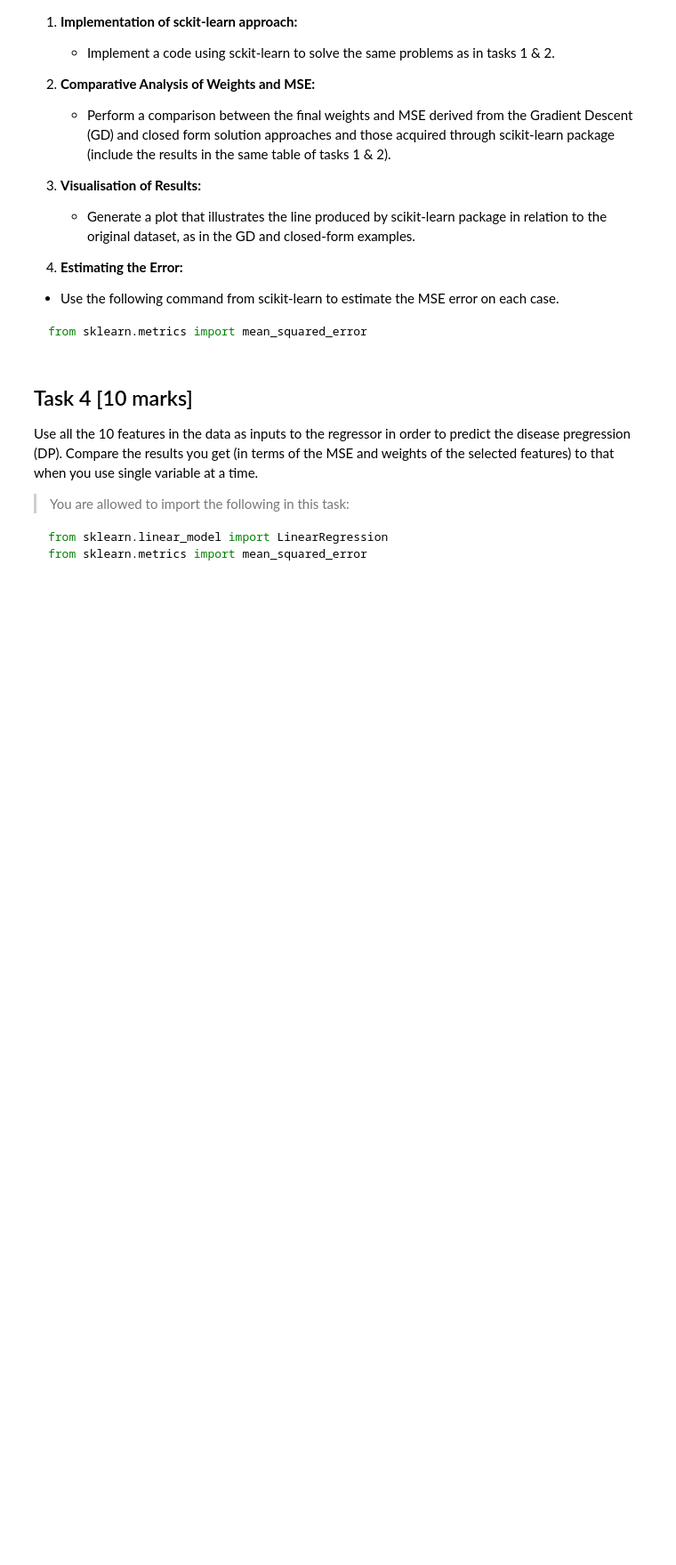
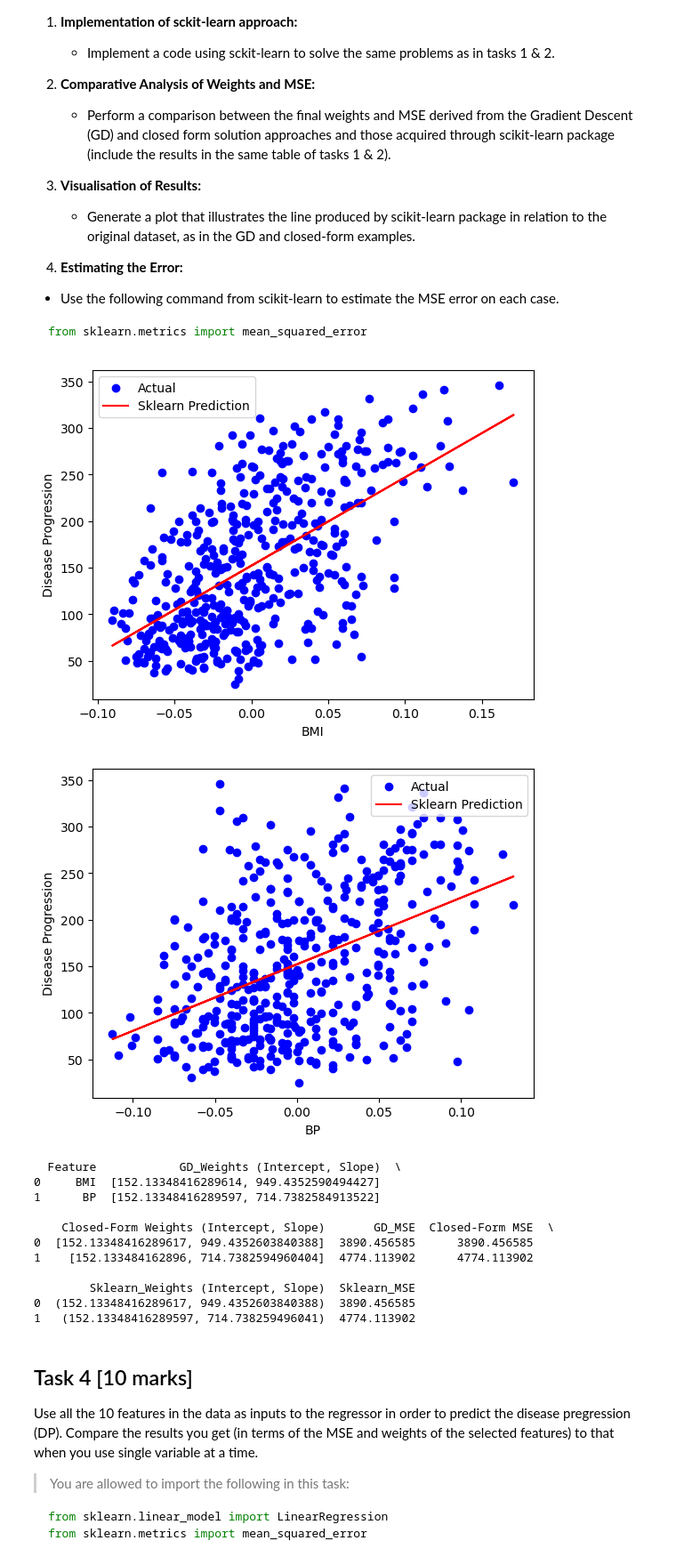
Before and after one commit to zequanwen/ML, a Jupyter notebook: 02_ML_LR.ipynb, the cells around one changed output. Shown at 89% size. Cells and saved outputs as stored; diff of their text form; code cells hidden in the pictures; blank space fills up the shorter version.

Commit message:
tasks

```diff
--- a/02_ML_LR.ipynb
+++ b/02_ML_LR.ipynb
@@ -519,3 +517,63 @@ In this section, we will use scikit-learn package to address the preceding task
+# %%
+# Task 3
+from sklearn.linear_model import LinearRegression
+from sklearn.metrics import mean_squared_error
+
+# Function to perform linear regression and calculate MSE using scikit-learn
+def sklearn_linear_regression(feature, target):
+    model = LinearRegression()
+    model.fit(feature, target)
+    predictions = model.predict(feature)
+    mse = mean_squared_error(target, predictions)
+    return model.coef_, model.intercept_, mse
+
+# Prepare feature matrices for BMI and BP
+X_bmi = diabetes_data[['bmi']]
+X_bp = diabetes_data[['bp']]
+Y = diabetes_data['DP']
+
+# Perform linear regression using scikit-learn for BMI and BP
+weights_bmi_sklearn, intercept_bmi_sklearn, mse_bmi_sklearn = sklearn_linear_regression(X_bmi, Y)
+weights_bp_sklearn, intercept_bp_sklearn, mse_bp_sklearn = sklearn_linear_regression(X_bp, Y)
+
+# Visualization of the results
+# For BMI
+plt.scatter(X_bmi, Y, color='blue', label='Actual')
+plt.plot(X_bmi, weights_bmi_sklearn * X_bmi + intercept_bmi_sklearn, color='red', label='Sklearn Prediction')
+plt.xlabel('BMI')
+plt.ylabel('Disease Progression')
+plt.legend()
+plt.show()
+
+# For BP
+plt.scatter(X_bp, Y, color='blue', label='Actual')
+plt.plot(X_bp, weights_bp_sklearn * X_bp + intercept_bp_sklearn, color='red', label='Sklearn Prediction')
+plt.xlabel('BP')
+plt.ylabel('Disease Progression')
+plt.legend()
+plt.show()
+
+# Update the comparison table with scikit-learn results
+# Note: Ensure to append these results to the comparison DataFrame you created in Task 2
+results_comparison['Sklearn_Weights (Intercept, Slope)'] = [(intercept_bmi_sklearn, weights_bmi_sklearn[0]), (intercept_bp_sklearn, weights_bp_sklearn[0])]
+results_comparison['Sklearn_MSE'] = [mse_bmi_sklearn, mse_bp_sklearn]
+
+# Display the updated comparison table
+print(results_comparison)
+# %% [output]
+[figure, added]
+[figure, added]
+  Feature            GD_Weights (Intercept, Slope)  \
+0     BMI  [152.13348416289614, 949.4352590494427]
+1      BP  [152.13348416289597, 714.7382584913522]
+
+    Closed-Form Weights (Intercept, Slope)       GD_MSE  Closed-Form MSE  \
+0  [152.13348416289617, 949.4352603840388]  3890.456585      3890.456585
+1    [152.133484162896, 714.7382594960404]  4774.113902      4774.113902
+
+        Sklearn_Weights (Intercept, Slope)  Sklearn_MSE
+0  (152.13348416289617, 949.4352603840388)  3890.456585
+1   (152.13348416289597, 714.738259496041)  4774.113902
 # %%
 # Task 3 (continued)
 # %%
```
Also changed, not shown: parts of 3 cells of this notebook.
